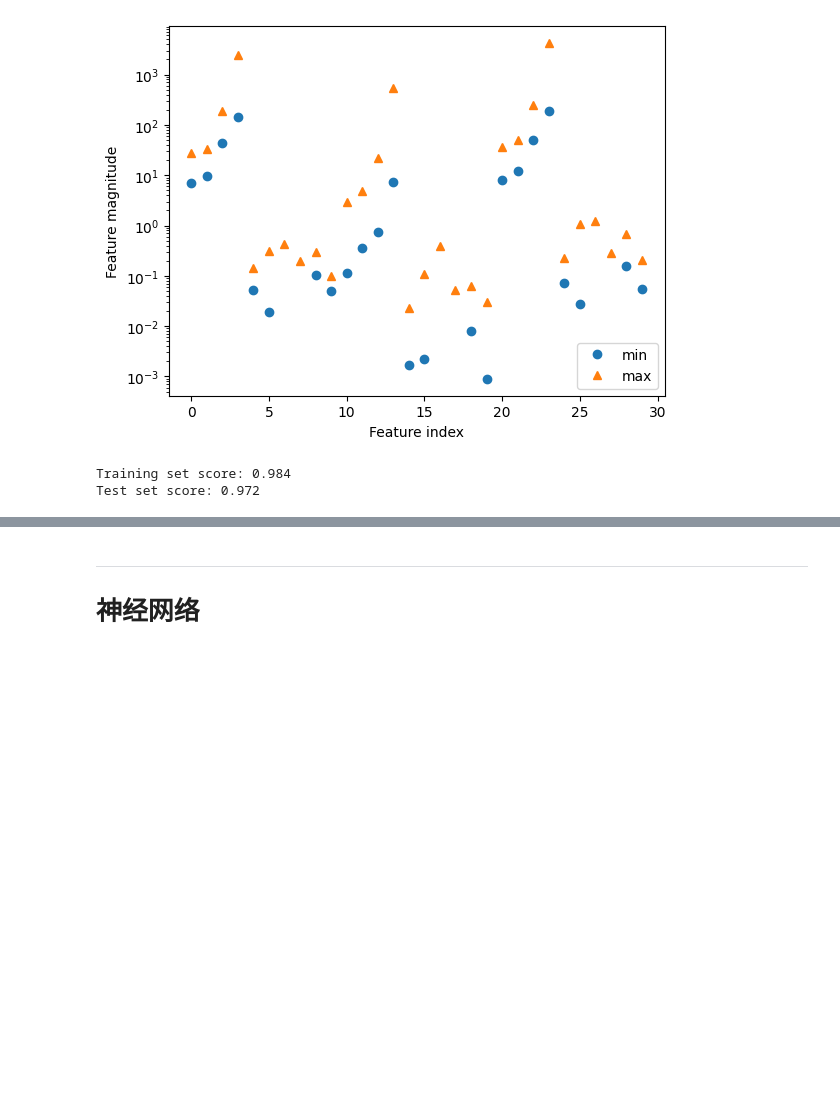
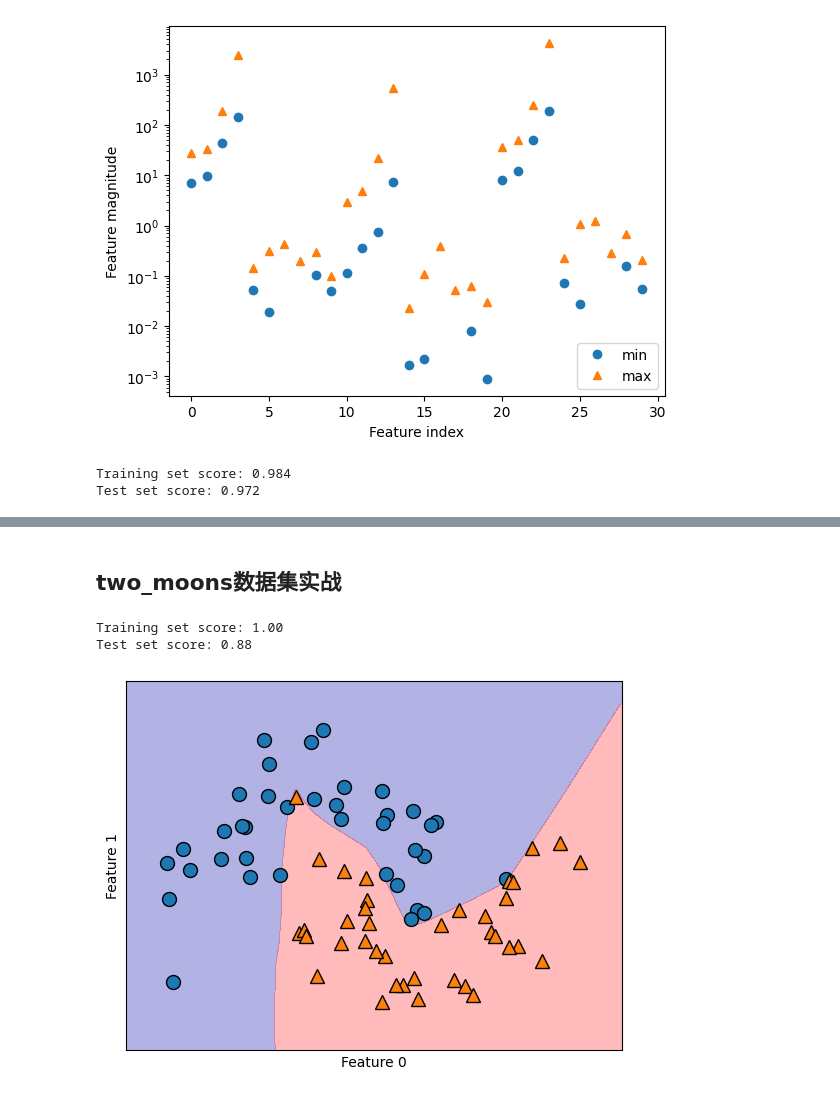
Before and after one commit to astro-zhurui/AstroNotes, a Jupyter notebook: 05_Scikit-Learn/book1_Python机器学习基础教程/chapter2监督学习.ipynb, the cells around one changed output, grey strips where cells are left out. Saved outputs shown, nothing was run; the diff lists cells and outputs as text; code cells hidden in the pictures; blank space fills up the shorter version.

```diff
--- a/05_Scikit-Learn/book1_Python机器学习基础教程/chapter2监督学习.ipynb
+++ b/05_Scikit-Learn/book1_Python机器学习基础教程/chapter2监督学习.ipynb
@@ -1076,3 +1152,28 @@ Test set score: 0.972
 # %% [markdown]
----
-# 神经网络
+## two_moons数据集实战
+# %%
+"""
+单层MLP, 隐藏层节点数量为100
+
+对于这个小数据集来说, 100个隐结点太多了, 导致过拟合
+"""
+
+from sklearn.neural_network import MLPClassifier
+from sklearn.datasets import make_moons
+
+X, y = make_moons(n_samples=100, noise=0.25, random_state=3)
+
+X_train, X_test, y_train, y_test = train_test_split(X, y, stratify=y, random_state=42)
+
+mlp = MLPClassifier(hidden_layer_sizes=[100], solver='lbfgs', random_state=0).fit(X_train, y_train)
+mglearn.plots.plot_2d_separator(mlp, X_train, fill=True, alpha=.3)
+mglearn.discrete_scatter(X_train[:, 0], X_train[:, 1], y_train)
+plt.xlabel("Feature 0")
+plt.ylabel("Feature 1")
+
+print(f"Training set score: {mlp.score(X_train, y_train):.2f}")
+print(f"Test set score: {mlp.score(X_test, y_test):.2f}")
+# %% [output]
+Training set score: 1.00
+Test set score: 0.88
+[figure, added]
```
Also changed, not shown: parts of 21 cells of this notebook, 1 other file.
